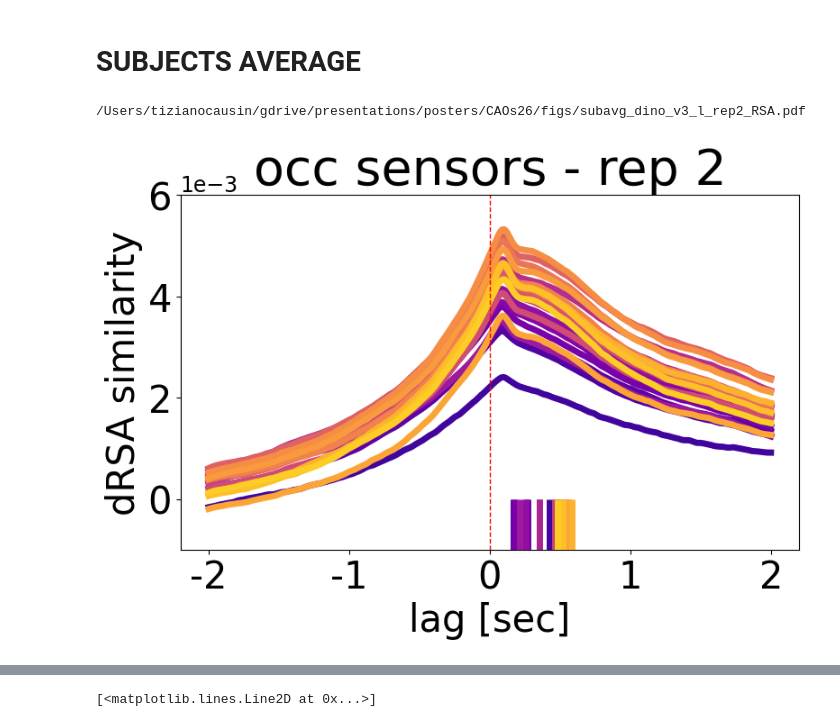
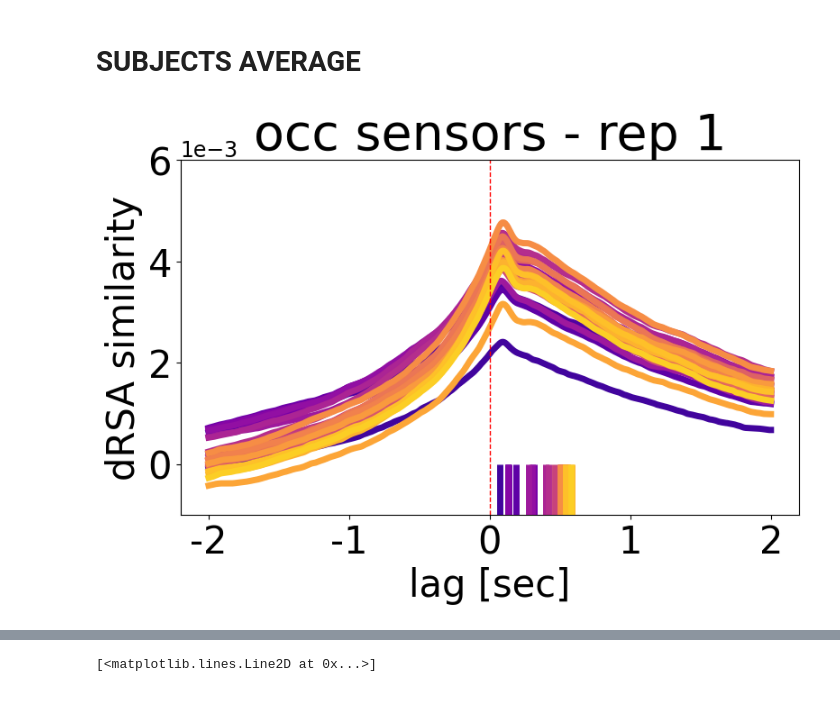
Before and after one commit to TizianoCausin01/project1917-26, a Jupyter notebook: python_scripts/scripts/figs_CAOs_poster.ipynb, the cells around one changed output, grey strips where cells are left out. Saved outputs shown, nothing was run; the diff lists cells and outputs as text; code cells hidden in the pictures.

```diff
--- a/python_scripts/scripts/figs_CAOs_poster.ipynb
+++ b/python_scripts/scripts/figs_CAOs_poster.ipynb
@@ -35,7 +35,7 @@ class Cfg:
     pooling = "all"
     PCs_to_regress_out = 50
     iterations_n = 1000
-    repetition = 1
+    repetition = 0
     signal_metric = "cosine_cnt"
     model_metric = "cosine_cnt"
     regress_out_gaze = 'PCR' # or None or pointwise
@@ -47,13 +47,37 @@ class Cfg:
     negative_lim = .8
     min_fit_cutoff = .002
     figs_folder = "/Users/tizianocausin/gdrive/presentations/posters/CAOs26/figs"
+    save_figs = False
     title_fontsize=40
     labels_fontsize = 30
     ticks_fontsize = 15
     legend_fontsize=40
+
 cfg = Cfg()
 layers = get_relevant_output_layers(cfg.model_name, pkg=cfg.pkg)
 if cfg.model_name == "alexnet":
     layers = layers[1:]
 mod_fs = config["movie_fs"]
 model_len = [round(i*cfg.neu_fs/config["movie_fs"]) for i in config["model_len"]]
+# %%
+rng = np.random.default_rng(1)
+
+A = rng.random((10, 10))
+M = (A + A.T) / 2
+# M[[2, 4, 7], :] = .1
+# M[:, [2, 4, 7]] = .1
+# M += (A + A.T)*0.5 / 2
+np.fill_diagonal(M, 0)
+plt.figure(figsize=(6, 5))
+# plt.imshow(M, cmap="viridis_r", interpolation="nearest")
+plt.imshow(M, cmap="Reds", interpolation="nearest")
+# plt.colorbar(label="value")
+# plt.title("15x15 Symmetric Matrix")
+plt.xticks([])
+plt.yticks([])
+plt.tight_layout()
+if cfg.save_figs:
+    fname = f"dRSA_neu_t0.pdf"
+    outpath = os.path.join(cfg.figs_folder, fname)
+    plt.gcf().savefig(outpath, format="pdf", bbox_inches="tight")
+plt.show()
@@ -123,39 +149,39 @@ for idx, l in enumerate(layers):
             peak_val = avg_lagplot[peak_idx]
             peak_lag = (peak_idx - cfg.max_lag) / cfg.neu_fs  # convert to seconds
             peaks.append(peak_lag)
             centroids.append(centroid_lag)
 
         plt.plot(avg_lagplot, linewidth=5, label=f"Block {idx}", color=colors[idx])
         avg_centroids.append(get_centroid(avg_lagplot, cfg.max_lag, cfg.neu_fs, min_peak_percent=cfg.min_peak_percent))
         if not np.isnan(centroid_lag):
             centroid_idx = centroid_lag * cfg.neu_fs + cfg.max_lag
             centroid_y = np.interp(centroid_idx, np.arange(len(avg_lagplot)), avg_lagplot)
             plt.vlines(
                 centroid_idx,
                 -.001,
                 -.001 + 0.001,
                 color=colors[idx],
                 linewidth=5,  # increased line width
                 zorder=15,
             )
         plt.ylim([-.001,.006])
 plt.ylabel("dRSA similarity", fontsize=cfg.labels_fontsize)
 plt.xlabel("lag [sec]", fontsize=cfg.labels_fontsize)
 plt.xticks(ticks, ticks_labels, fontsize=cfg.ticks_fontsize)
 plt.axvline(cfg.max_lag, color="r", linestyle="--", linewidth=1)
 plt.ticklabel_format(axis='y', style='sci', scilimits=(-0, -0))
 plt.gca().yaxis.get_offset_text().set_fontsize(17)
 plt.tick_params(labelsize=cfg.labels_fontsize)
 plt.title(f"{cfg.sensors_group} sensors - rep {cfg.repetition+1}", fontsize=cfg.title_fontsize)
 # plt.legend(fontsize=8, loc='upper left', bbox_to_anchor=(1, 1))
 plt.tight_layout()
-fname = f"subavg_{cfg.model_name}_rep{cfg.repetition+1}_{cfg.analysis_type}.pdf"
-outpath = os.path.join(cfg.figs_folder, fname)
-plt.gcf().savefig(outpath, format="pdf", bbox_inches="tight")
-print(outpath)
+if cfg.save_figs:
+    fname = f"subavg_{cfg.model_name}_rep{cfg.repetition+1}_{cfg.analysis_type}.pdf"
+    outpath = os.path.join(cfg.figs_folder, fname)
+    plt.gcf().savefig(outpath, format="pdf", bbox_inches="tight")
+    print(outpath)
 # %% [output]
-/Users/tizianocausin/gdrive/presentations/posters/CAOs26/figs/subavg_dino_v3_l_rep2_RSA.pdf
-[figure, old version]
+[figure, new version]
 # %%
 cmap = truncate_colormap(plt.cm.plasma)  # or "plasma", "coolwarm", etc.
 colors = cmap(np.linspace(0, 1, len(layers)))
```
Also changed, not shown: parts of 8 cells of this notebook, 1 other file.
